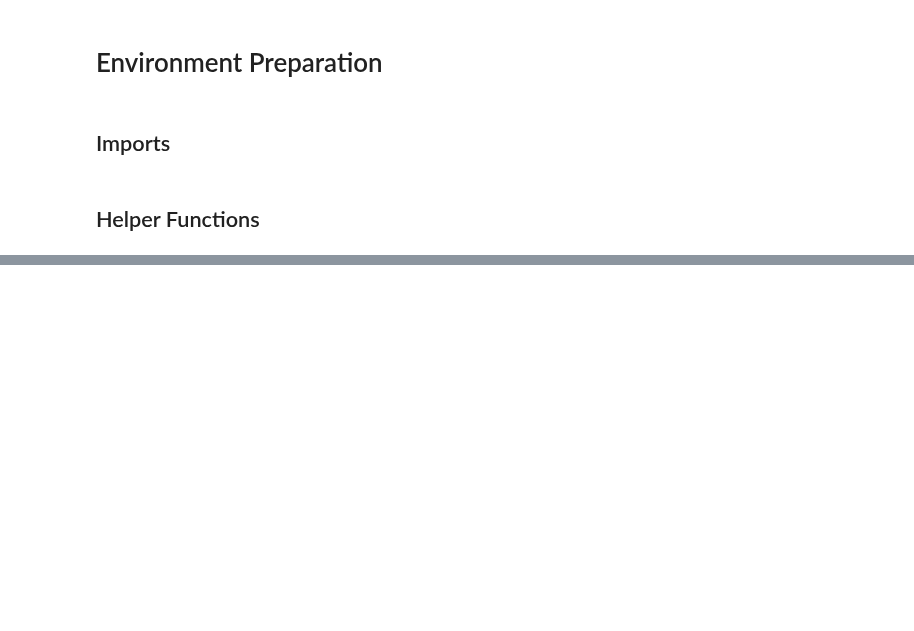
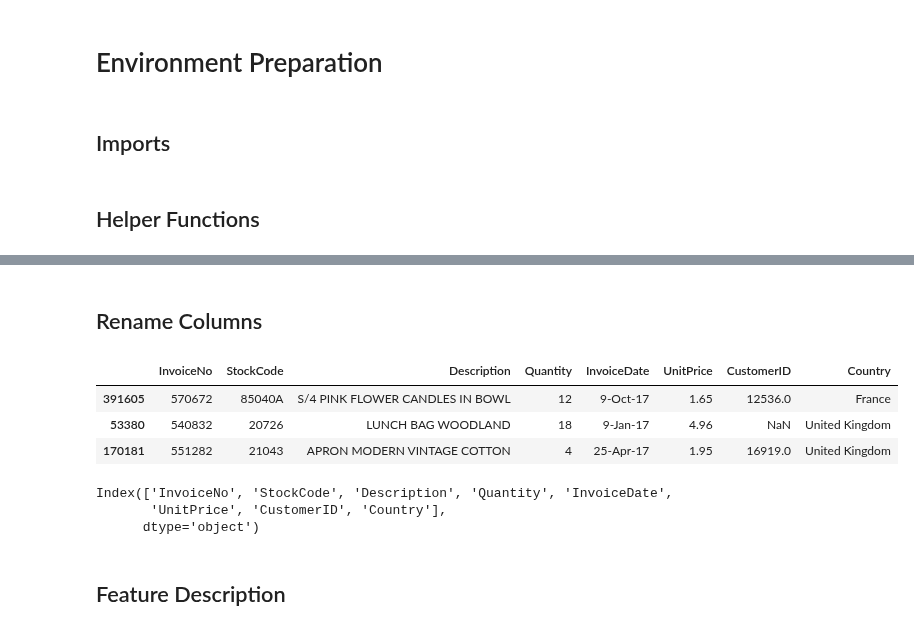
Before and after one commit to nortonvanz/Fidelity-Program, a Jupyter notebook: notebooks/1.0-nmv-end-to-end-fidelity-program-clustering.ipynb, the cells around one changed output, grey strips where cells are left out. Saved outputs shown, nothing was run; the diff lists cells and outputs as text; code cells hidden in the pictures; blank space fills up the shorter version.

```diff
--- a/notebooks/1.0-nmv-end-to-end-fidelity-program-clustering.ipynb
+++ b/notebooks/1.0-nmv-end-to-end-fidelity-program-clustering.ipynb
@@ -160,0 +191,15 @@ jupyter_settings()
+# %% [markdown]
+## Rename Columns
+# %%
+df1.sample(3)
+# %% [output]
+|  | InvoiceNo | StockCode | Description | Quantity | InvoiceDate | UnitPrice | CustomerID | Country |
+| 391605 | 570672 | 85040A | S/4 PINK FLOWER CANDLES IN BOWL | 12 | 9-Oct-17 | 1.65 | 12536.0 | France |
+| 53380 | 540832 | 20726 | LUNCH BAG WOODLAND | 18 | 9-Jan-17 | 4.96 | NaN | United Kingdom |
+| 170181 | 551282 | 21043 | APRON MODERN VINTAGE COTTON | 4 | 25-Apr-17 | 1.95 | 16919.0 | United Kingdom |
+# %%
+df1.columns
+# %% [output]
+Index(['InvoiceNo', 'StockCode', 'Description', 'Quantity', 'InvoiceDate',
+       'UnitPrice', 'CustomerID', 'Country'],
+      dtype='object')
@@ -160,0 +209,2 @@ jupyter_settings()
+# %% [markdown]
+## Feature Description
```
Also changed, not shown: parts of 38 cells of this notebook.
